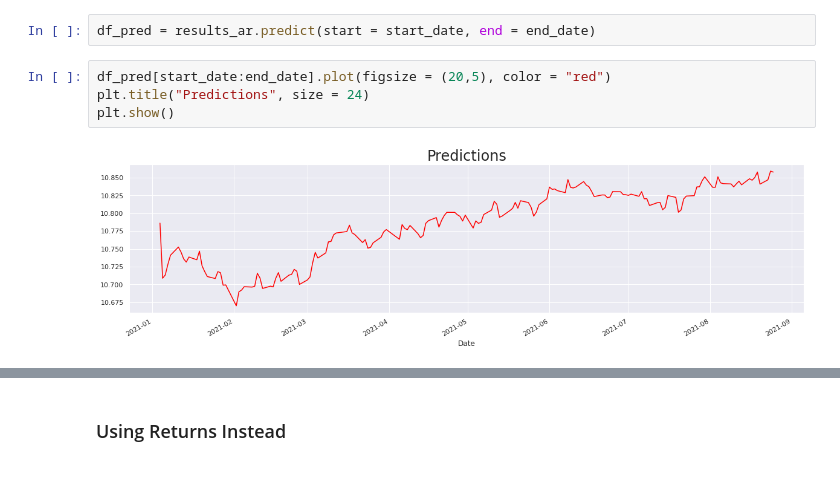
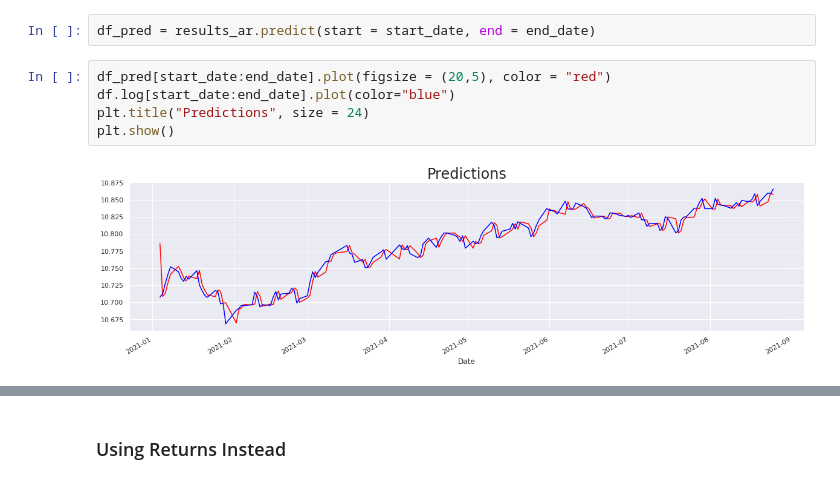
Before and after one commit to jjsalazarr/curso-series-temporales, a Jupyter notebook: 12. Prediciendo el futuro/Python/16_PrediciendoFuturo.ipynb, the cells around one changed output, grey strips where cells are left out. Drawn from its saved outputs; the diff is of its cells as text.

```diff
--- a/12. Prediciendo el futuro/Python/16_PrediciendoFuturo.ipynb
+++ b/12. Prediciendo el futuro/Python/16_PrediciendoFuturo.ipynb
@@ -188,7 +188,8 @@ end_date = "2021-08-25"
 df_pred = results_ar.predict(start = start_date, end = end_date)
 # %%
 df_pred[start_date:end_date].plot(figsize = (20,5), color = "red")
+df.log[start_date:end_date].plot(color="blue")
 plt.title("Predictions", size = 24)
 plt.show()
 # %% [output]
-[figure, old version]
+[figure, new version]
```
Also changed, not shown: parts of 5 cells of this notebook.
